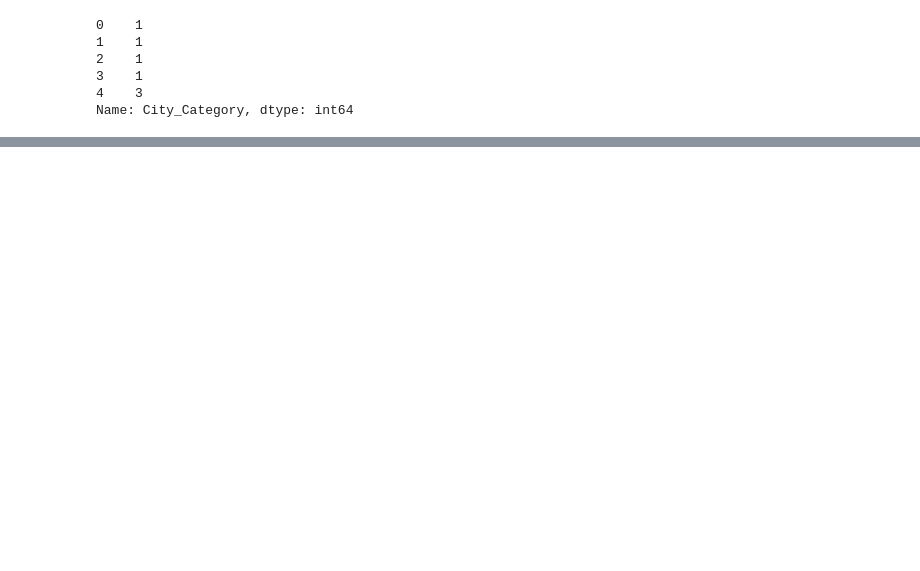
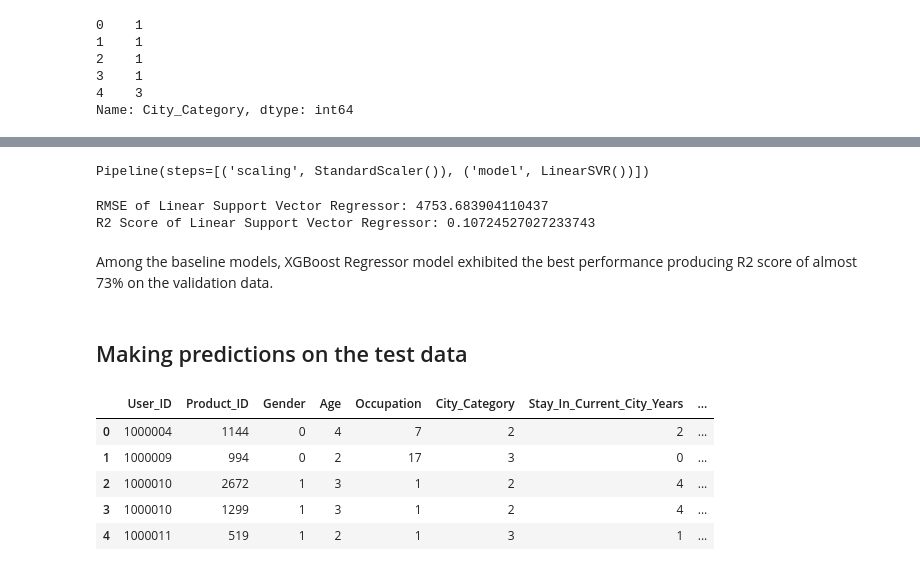
Before and after one commit to SayamAlt/Black-Friday-Sales-Prediction, a Jupyter notebook: Black Friday Sales Prediction.ipynb, the cells around one changed output, grey strips where cells are left out. Drawn from its saved outputs; the diff is of its cells as text; code cells hidden in the pictures; blank space fills up the shorter version.

```diff
--- a/Black Friday Sales Prediction.ipynb
+++ b/Black Friday Sales Prediction.ipynb
@@ -321,0 +437,7 @@ array([0.74175019, 0.74536671, 0.74324443, 0.74455251, 0.74497785])
+# %%
+pipeline = Pipeline(steps=[
+    ('scaling',StandardScaler()),
+    ('model',KNeighborsRegressor())
+])
+# %%
+pipeline.fit(X_train,y_train)
@@ -321,0 +454,34 @@ array([0.74175019, 0.74536671, 0.74324443, 0.74455251, 0.74497785])
+# %%
+pipeline = Pipeline(steps=[
+    ('scaling',StandardScaler()),
+    ('model',LinearSVR())
+])
+# %%
+pipeline.fit(X_train,y_train)
+# %% [output]
+Pipeline(steps=[('scaling', StandardScaler()), ('model', LinearSVR())])
+# %%
+pred = pipeline.predict(X_val)
+print("RMSE of Linear Support Vector Regressor:",np.sqrt(mean_squared_error(y_val,pred)))
+print("R2 Score of Linear Support Vector Regressor:",r2_score(y_val,pred))
+# %% [output]
+RMSE of Linear Support Vector Regressor: 4753.683904110437
+R2 Score of Linear Support Vector Regressor: 0.10724527027233743
+# %% [markdown]
+Among the baseline models, XGBoost Regressor model exhibited the best performance producing R2 score of almost 73% on the validation data.
+# %% [markdown]
+## Making predictions on the test data
+# %%
+scaler = StandardScaler()
+features = test.columns
+scaled_train = scaler.fit_transform(X_train)
+scaled_test = scaler.transform(test)
+scaled_test = pd.DataFrame(test,columns=features)
+scaled_test.head()
+# %% [output]
+|  | User_ID | Product_ID | Gender | Age | Occupation | City_Category | Stay_In_Current_City_Years | ... |
+| 0 | 1000004 | 1144 | 0 | 4 | 7 | 2 | 2 | ... |
+| 1 | 1000009 | 994 | 0 | 2 | 17 | 3 | 0 | ... |
+| 2 | 1000010 | 2672 | 1 | 3 | 1 | 2 | 4 | ... |
+| 3 | 1000010 | 1299 | 1 | 3 | 1 | 2 | 4 | ... |
+| 4 | 1000011 | 519 | 1 | 2 | 1 | 3 | 1 | ... |
```
Also changed, not shown: parts of 92 cells of this notebook.
